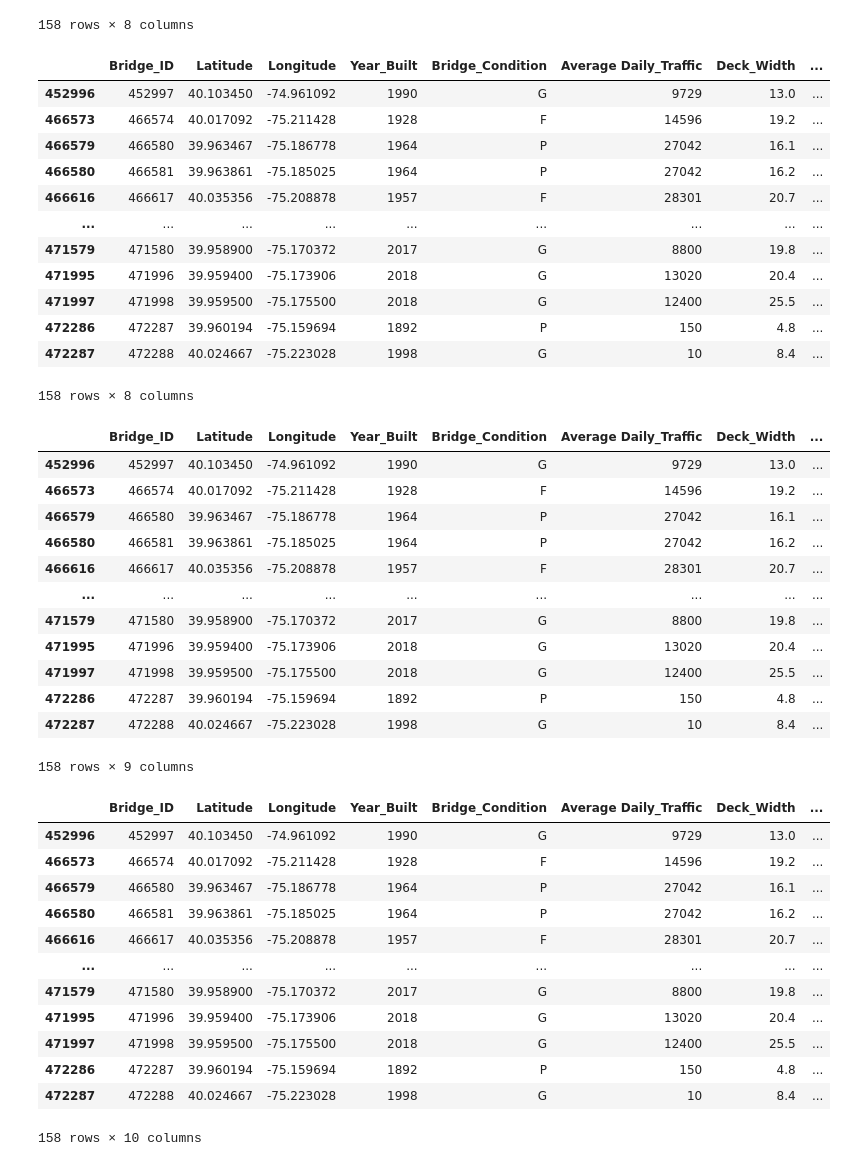
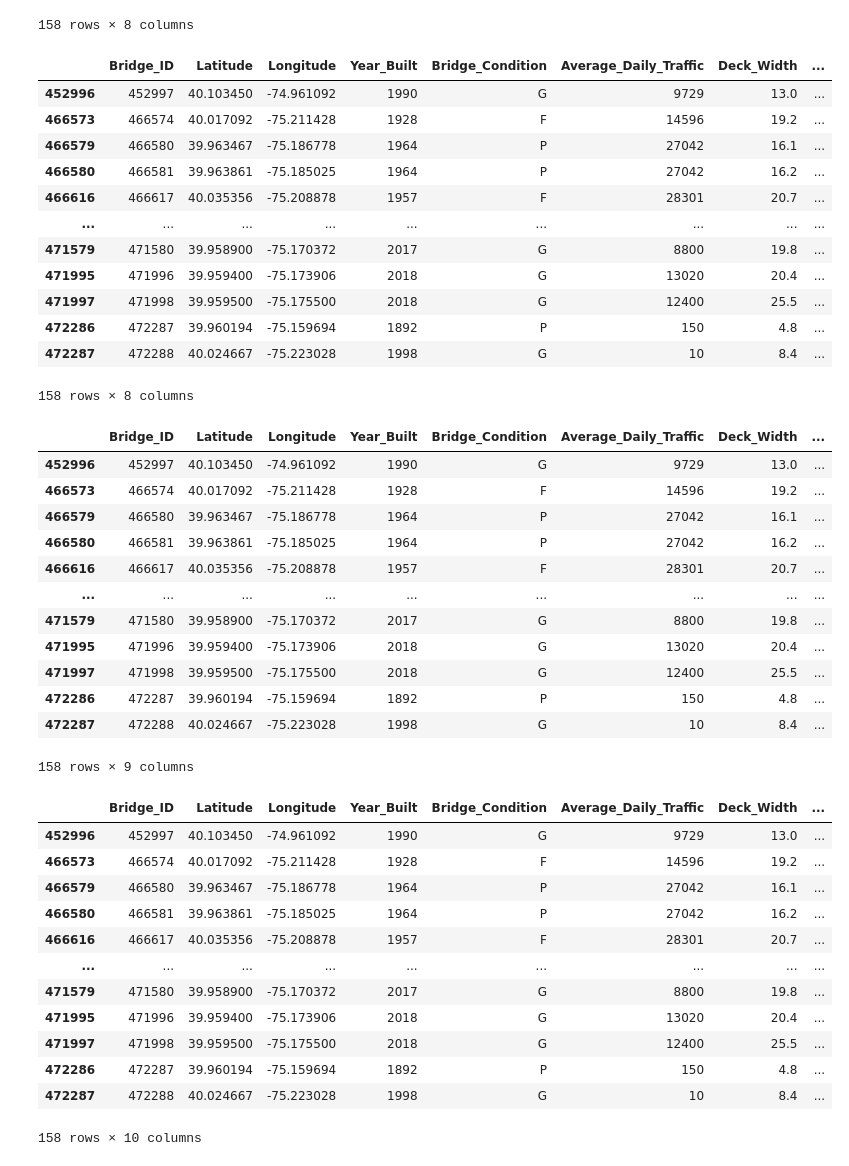
Before and after one commit to PatrickJohnDean/Project-3-Orange-Team, a Jupyter notebook: Data_Cleaning_Notebook.ipynb, the cells around one changed output. Drawn from its saved outputs; the diff is of its cells as text; code cells hidden in the pictures.

```diff
--- a/Data_Cleaning_Notebook.ipynb
+++ b/Data_Cleaning_Notebook.ipynb
@@ -6,3 +8,18 @@ from geopy.geocoders import Nominatim
 import re
 import warnings
 warnings.filterwarnings("ignore")
+# %%
+# Set the output name for the National Bridge Inventory csv file to be downloaded from Google Drive
+output = 'National_Bridge_Inventory.csv'
+
+#Use gdown to download the Bridge Inventory csv file
+gdown.download(f'https://drive.google.com/uc?id={file_id}', output, quiet=False)
+
+#Read in the Bridge Inventory with Pandas
+bridge_csv = pd.read_csv(output)
+
+#Create our initial data frame containing only the bridge data for the bridges maintained by the city of Philadelphia
+philly_bridges = bridge_csv[(bridge_csv["STATE_CODE_001"] == 42) & (bridge_csv["COUNTY_CODE_003"] == 101)
+                            & (bridge_csv["MAINTENANCE_021"] == 4)]
+
+philly_bridges
@@ -54,18 +75,18 @@ philly_bridges
 # %%
 # Rename the columns to be more user friendly
 
 philly_bridges.rename(columns={"OBJECTID": "Bridge_ID",
                           "LATDD": "Latitude",
                           "LONGDD": "Longitude",
                           "YEAR_BUILT_027": "Year_Built",
                           "BRIDGE_CONDITION": "Bridge_Condition",
-                          "ADT_029": "Average Daily_Traffic",
+                          "ADT_029": "Average_Daily_Traffic",
                           "DECK_WIDTH_MT_052": "Deck_Width",
                           "STRUCTURE_LEN_MT_049": "Structure_Length"}, inplace=True)
 
 philly_bridges
 # %% [output]
-|  | Bridge_ID | Latitude | Longitude | Year_Built | Bridge_Condition | Average Daily_Traffic | Deck_Width | ... |
+|  | Bridge_ID | Latitude | Longitude | Year_Built | Bridge_Condition | Average_Daily_Traffic | Deck_Width | ... |
 | 452996 | 452997 | 40.103450 | -74.961092 | 1990 | G | 9729 | 13.0 | ... |
 | 466573 | 466574 | 40.017092 | -75.211428 | 1928 | F | 14596 | 19.2 | ... |
 | 466579 | 466580 | 39.963467 | -75.186778 | 1964 | P | 27042 | 16.1 | ... |
@@ -84,7 +105,7 @@ philly_bridges
 philly_bridges.loc[:,"SqFt"] = philly_bridges["Deck_Width"] * philly_bridges["Structure_Length"]
 philly_bridges
 # %% [output]
-|  | Bridge_ID | Latitude | Longitude | Year_Built | Bridge_Condition | Average Daily_Traffic | Deck_Width | ... |
+|  | Bridge_ID | Latitude | Longitude | Year_Built | Bridge_Condition | Average_Daily_Traffic | Deck_Width | ... |
 | 452996 | 452997 | 40.103450 | -74.961092 | 1990 | G | 9729 | 13.0 | ... |
 | 466573 | 466574 | 40.017092 | -75.211428 | 1928 | F | 14596 | 19.2 | ... |
 | 466579 | 466580 | 39.963467 | -75.186778 | 1964 | P | 27042 | 16.1 | ... |
@@ -100,10 +121,10 @@ philly_bridges
 # %%
 # Add column for cost to repair by multipling the SqFt by the cost to repair figures calculated by the US DOT FHA
 
-philly_bridges.loc[:,"Repair_Cost_Est"] = philly_bridges["SqFt"] * 314
+philly_bridges.loc[:,"Repair_Cost_Est"] = philly_bridges["SqFt"] * 213.52
 philly_bridges
 # %% [output]
-|  | Bridge_ID | Latitude | Longitude | Year_Built | Bridge_Condition | Average Daily_Traffic | Deck_Width | ... |
+|  | Bridge_ID | Latitude | Longitude | Year_Built | Bridge_Condition | Average_Daily_Traffic | Deck_Width | ... |
 | 452996 | 452997 | 40.103450 | -74.961092 | 1990 | G | 9729 | 13.0 | ... |
 | 466573 | 466574 | 40.017092 | -75.211428 | 1928 | F | 14596 | 19.2 | ... |
 | 466579 | 466580 | 39.963467 | -75.186778 | 1964 | P | 27042 | 16.1 | ... |
```
Also changed, not shown: parts of 9 cells of this notebook, 5 other files.
